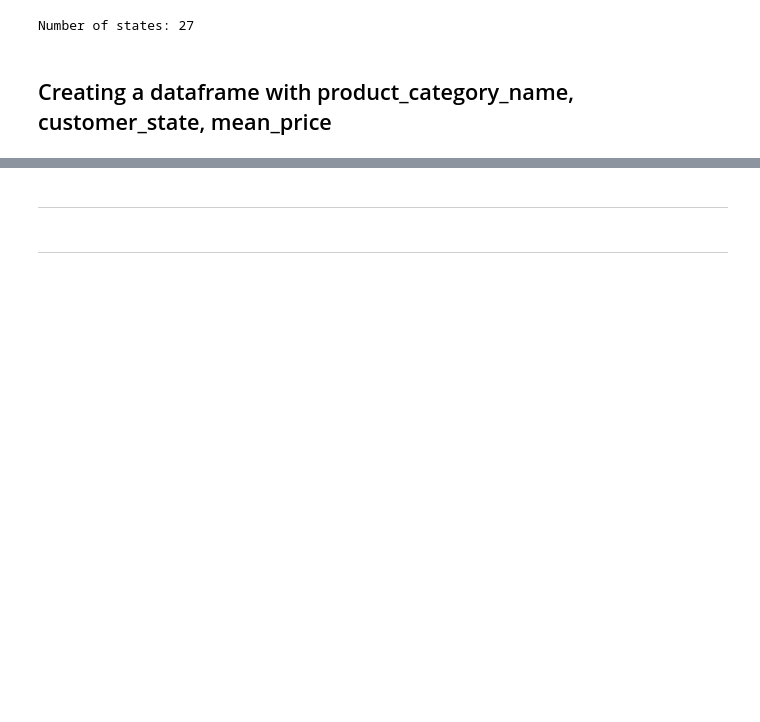
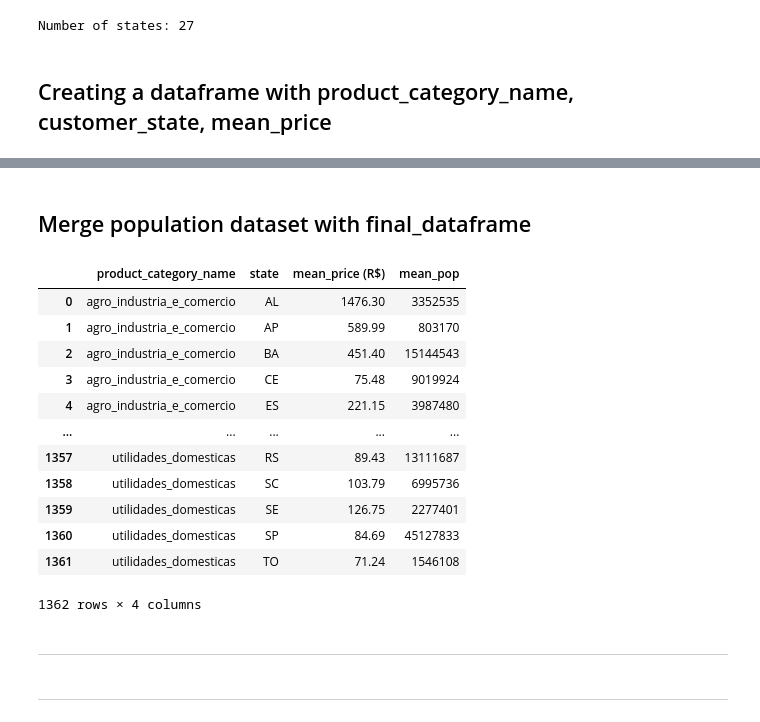
Before and after one commit to maralosil/network-science, a Jupyter notebook: brazil_sales_marketplace_olist.ipynb, the cells around one changed output, grey strips where cells are left out. Drawn from its saved outputs; the diff is of its cells as text; code cells hidden in the pictures; blank space fills up the shorter version.

```diff
--- a/brazil_sales_marketplace_olist.ipynb
+++ b/brazil_sales_marketplace_olist.ipynb
@@ -294,0 +306,5 @@ final_dataframe
+# %%
+population = pd.read_excel('population.xlsx')
+
+#Removing spaces in state column
+population.state = population.state.str.replace(' ', '')
@@ -294,0 +313,4 @@ final_dataframe
+# %%
+population['mean_pop'] = population.mean(axis = 1)
+population['mean_pop'] = population['mean_pop'].apply(lambda x : int(x))
+population.head()
@@ -295,3 +324,23 @@ final_dataframe
+# %% [markdown]
+## Merge population dataset with final_dataframe
+# %%
+final_dataset = final_dataframe.merge(population.loc[:,['state', 'mean_pop']], how = 'left', on = 'state')
+# %%
+final_dataset
+# %% [output]
+|  | product_category_name | state | mean_price (R$) | mean_pop |
+| 0 | agro_industria_e_comercio | AL | 1476.30 | 3352535 |
+| 1 | agro_industria_e_comercio | AP | 589.99 | 803170 |
+| 2 | agro_industria_e_comercio | BA | 451.40 | 15144543 |
+| 3 | agro_industria_e_comercio | CE | 75.48 | 9019924 |
+| 4 | agro_industria_e_comercio | ES | 221.15 | 3987480 |
+| ... | ... | ... | ... | ... |
+| 1357 | utilidades_domesticas | RS | 89.43 | 13111687 |
+| 1358 | utilidades_domesticas | SC | 103.79 | 6995736 |
+| 1359 | utilidades_domesticas | SE | 126.75 | 2277401 |
+| 1360 | utilidades_domesticas | SP | 84.69 | 45127833 |
+| 1361 | utilidades_domesticas | TO | 71.24 | 1546108 |
+1362 rows × 4 columns
 # %% [markdown]
 ___
 # %% [markdown]
```
Also changed, not shown: parts of 6 cells of this notebook, 1 other file.
